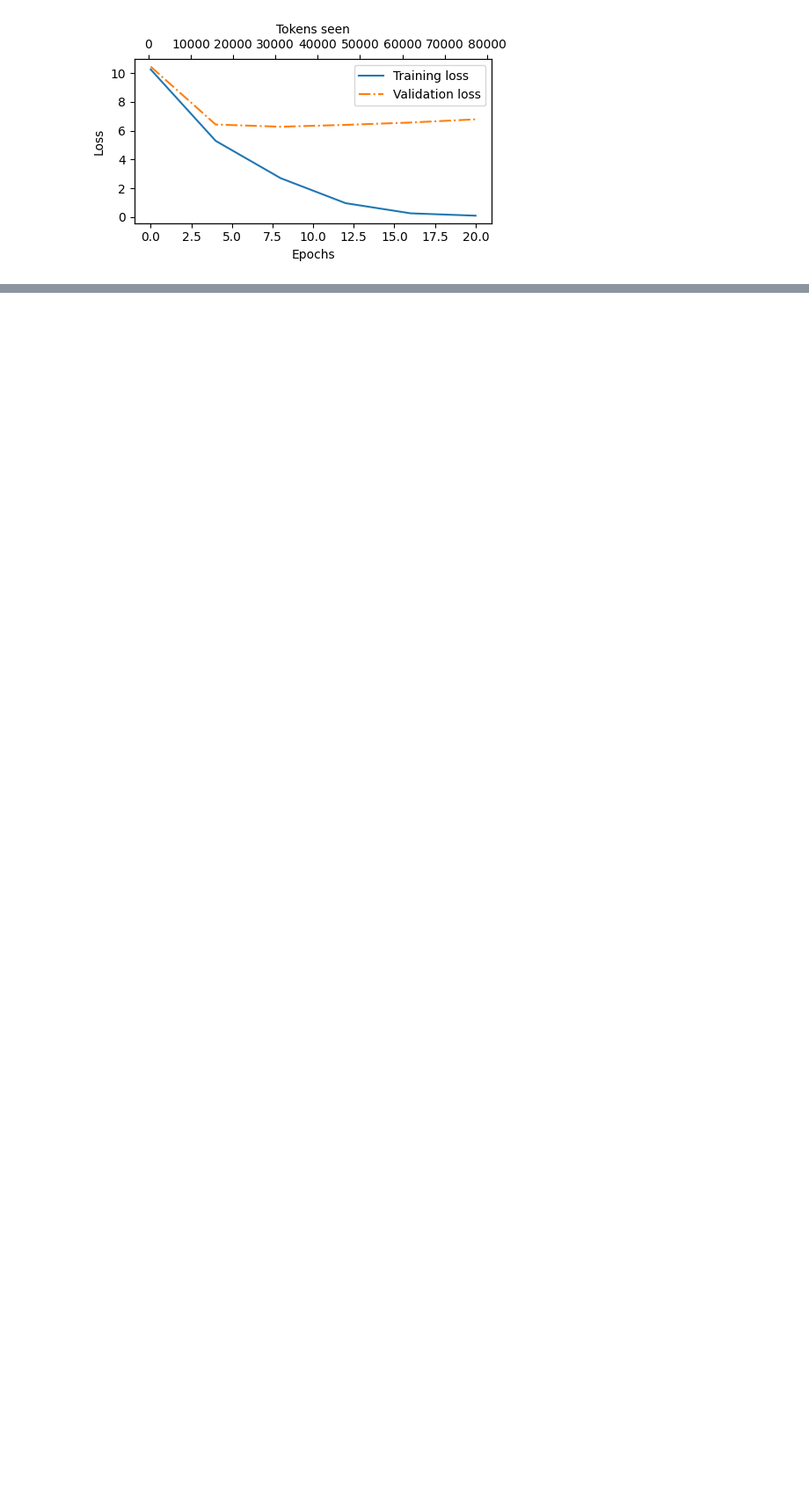
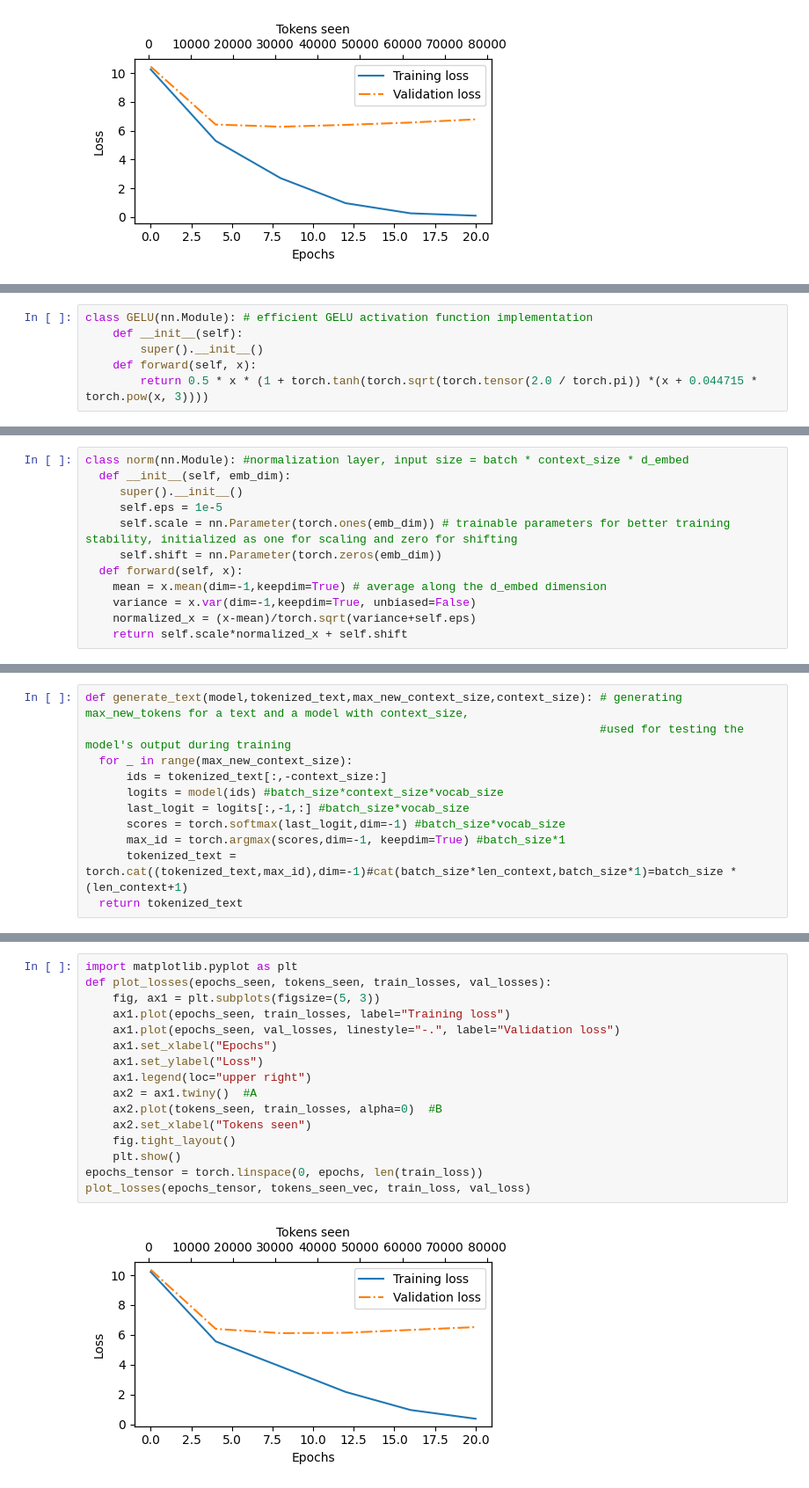
Before and after one commit to hosseinta2/LLM-from-scratch, a Jupyter notebook: LLM_from_scratch.ipynb, the cells around one changed output, grey strips where cells are left out. Shown at 88% size. Drawn from its saved outputs; the diff is of its cells as text; blank space fills up the shorter version.

```diff
--- a/LLM_from_scratch.ipynb
+++ b/LLM_from_scratch.ipynb
@@ -925,0 +935,6 @@ plot_losses(epochs_tensor, tokens_seen_vec, train_loss, val_loss)
+# %%
+class GELU(nn.Module): # efficient GELU activation function implementation
+    def __init__(self):
+        super().__init__()
+    def forward(self, x):
+        return 0.5 * x * (1 + torch.tanh(torch.sqrt(torch.tensor(2.0 / torch.pi)) *(x + 0.044715 * torch.pow(x, 3))))
@@ -925,0 +949,12 @@ plot_losses(epochs_tensor, tokens_seen_vec, train_loss, val_loss)
+# %%
+class norm(nn.Module): #normalization layer, input size = batch * context_size * d_embed
+  def __init__(self, emb_dim):
+     super().__init__()
+     self.eps = 1e-5
+     self.scale = nn.Parameter(torch.ones(emb_dim)) # trainable parameters for better training stability, initialized as one for scaling and zero for shifting
+     self.shift = nn.Parameter(torch.zeros(emb_dim))
+  def forward(self, x):
+    mean = x.mean(dim=-1,keepdim=True) # average along the d_embed dimension
+    variance = x.var(dim=-1,keepdim=True, unbiased=False)
+    normalized_x = (x-mean)/torch.sqrt(variance+self.eps)
+    return self.scale*normalized_x + self.shift
@@ -925,0 +1128,11 @@ plot_losses(epochs_tensor, tokens_seen_vec, train_loss, val_loss)
+# %%
+def generate_text(model,tokenized_text,max_new_context_size,context_size): # generating max_new_tokens for a text and a model with context_size,
+                                                                           #used for testing the model's output during training
+  for _ in range(max_new_context_size):
+      ids = tokenized_text[:,-context_size:]
+      logits = model(ids) #batch_size*context_size*vocab_size
+      last_logit = logits[:,-1,:] #batch_size*vocab_size
+      scores = torch.softmax(last_logit,dim=-1) #batch_size*vocab_size
+      max_id = torch.argmax(scores,dim=-1, keepdim=True) #batch_size*1
+      tokenized_text = torch.cat((tokenized_text,max_id),dim=-1)#cat(batch_size*len_context,batch_size*1)=batch_size * (len_context+1)
+  return tokenized_text
@@ -925,0 +1226,18 @@ plot_losses(epochs_tensor, tokens_seen_vec, train_loss, val_loss)
+# %%
+import matplotlib.pyplot as plt
+def plot_losses(epochs_seen, tokens_seen, train_losses, val_losses):
+    fig, ax1 = plt.subplots(figsize=(5, 3))
+    ax1.plot(epochs_seen, train_losses, label="Training loss")
+    ax1.plot(epochs_seen, val_losses, linestyle="-.", label="Validation loss")
+    ax1.set_xlabel("Epochs")
+    ax1.set_ylabel("Loss")
+    ax1.legend(loc="upper right")
+    ax2 = ax1.twiny()  #A
+    ax2.plot(tokens_seen, train_losses, alpha=0)  #B
+    ax2.set_xlabel("Tokens seen")
+    fig.tight_layout()
+    plt.show()
+epochs_tensor = torch.linspace(0, epochs, len(train_loss))
+plot_losses(epochs_tensor, tokens_seen_vec, train_loss, val_loss)
+# %% [output]
+[figure, added]
```
Also changed, not shown: parts of 8 cells of this notebook.
